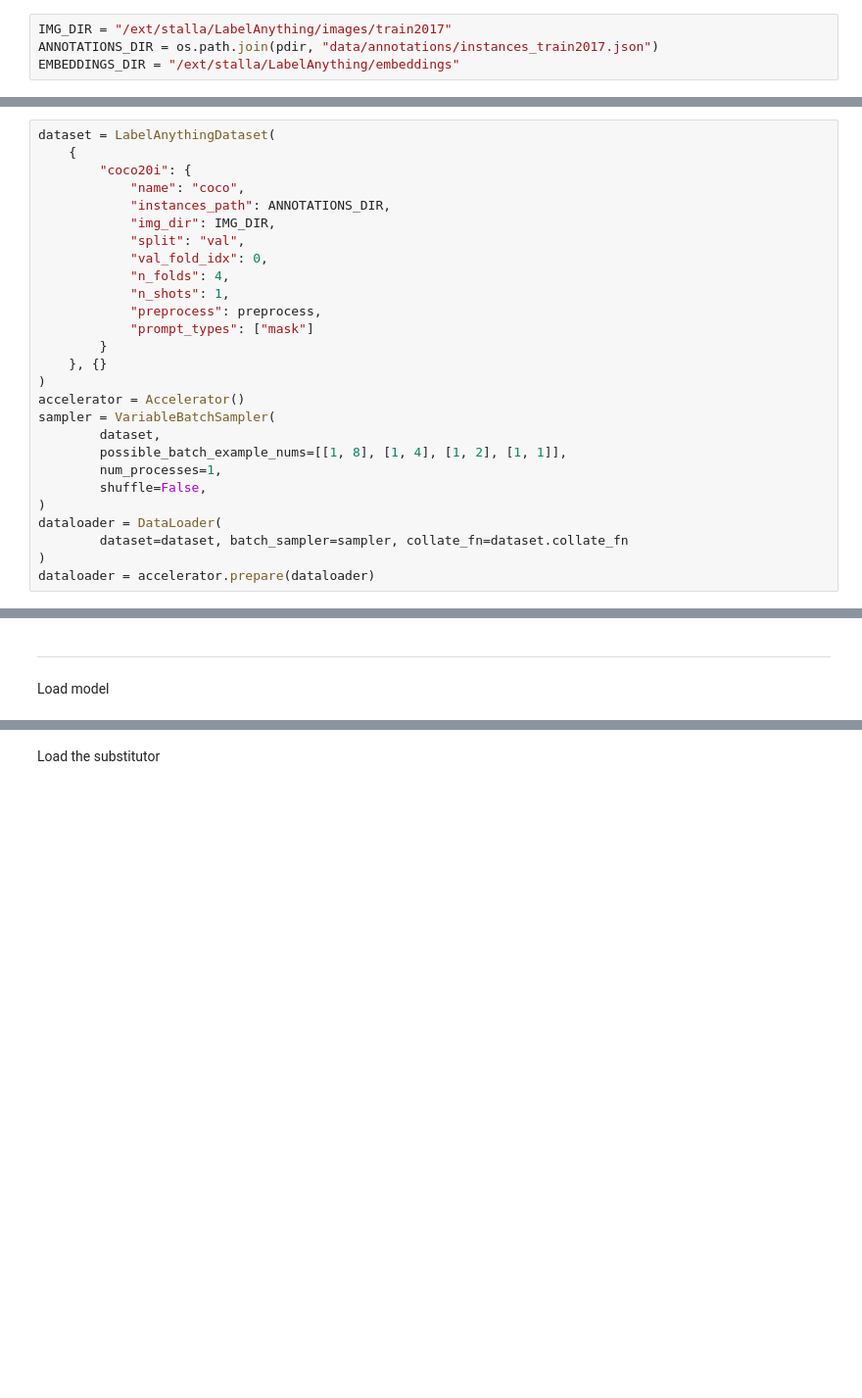
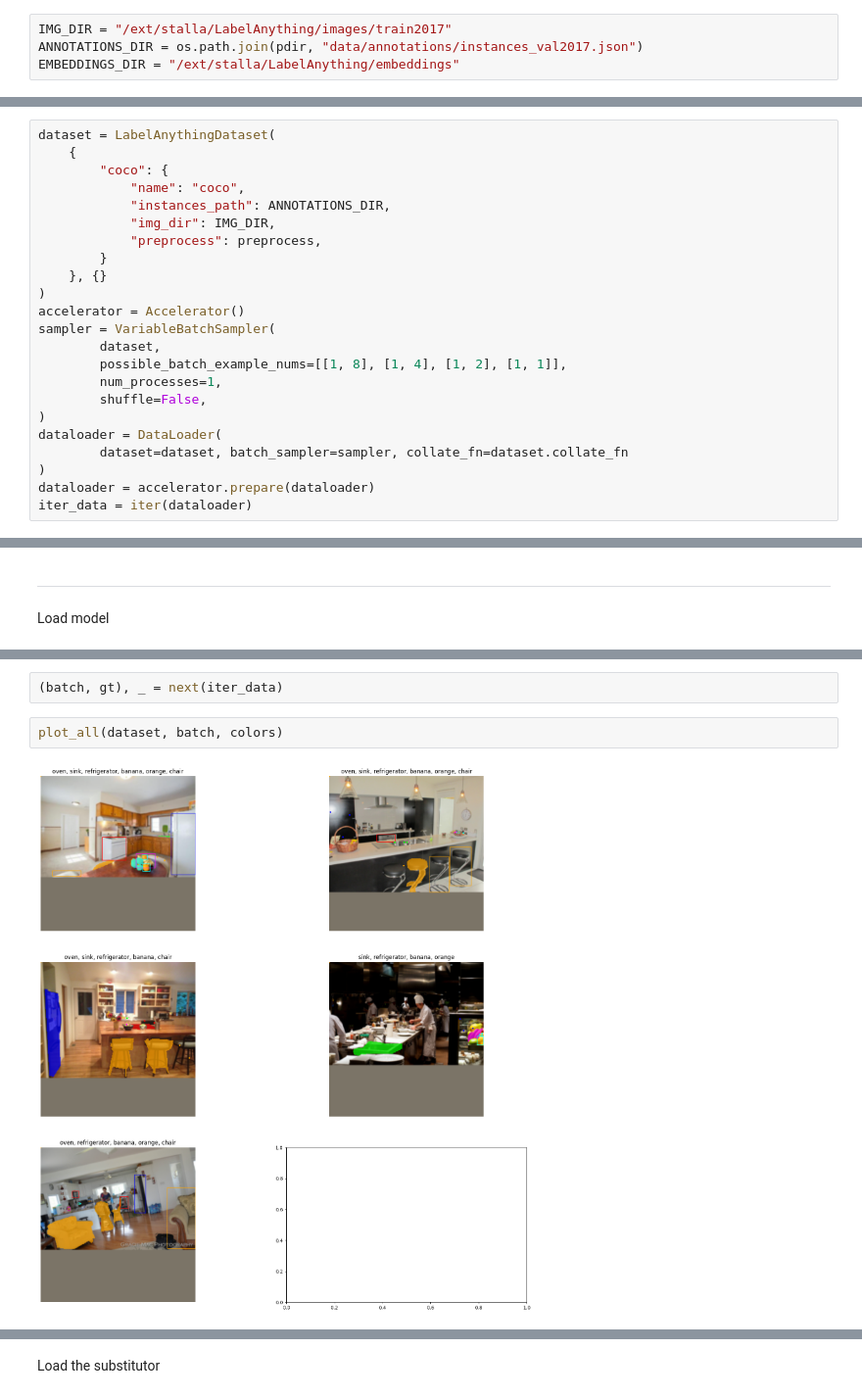
Before and after one commit to pasqualedem/LabelAnything, a Jupyter notebook: notebooks/visualize.ipynb, the cells around one changed output, grey strips where cells are left out. Shown at 98% size. Drawn from its saved outputs; the diff is of its cells as text; blank space fills up the shorter version.

```diff
--- a/notebooks/visualize.ipynb
+++ b/notebooks/visualize.ipynb
@@ -111,7 +191,7 @@ pdir = Path.cwd().parent
 Dataset definition
 # %%
 IMG_DIR = "/ext/stalla/LabelAnything/images/train2017"
-ANNOTATIONS_DIR = os.path.join(pdir, "data/annotations/instances_train2017.json")
+ANNOTATIONS_DIR = os.path.join(pdir, "data/annotations/instances_val2017.json")
 EMBEDDINGS_DIR = "/ext/stalla/LabelAnything/embeddings"
 # %%
 preprocess = Compose([
@@ -122,16 +202,11 @@ preprocess = Compose([
 # %%
 dataset = LabelAnythingDataset(
     {
-        "coco20i": {
+        "coco": {
             "name": "coco",
             "instances_path": ANNOTATIONS_DIR,
             "img_dir": IMG_DIR,
-            "split": "val",
-            "val_fold_idx": 0,
-            "n_folds": 4,
-            "n_shots": 1,
             "preprocess": preprocess,
-            "prompt_types": ["mask"]
         }
     }, {}
 )
@@ -146,4 +221,5 @@ dataloader = DataLoader(
         dataset=dataset, batch_sampler=sampler, collate_fn=dataset.collate_fn
 )
 dataloader = accelerator.prepare(dataloader)
+iter_data = iter(dataloader)
 # %% [output]
@@ -213,0 +248,6 @@ batch['embeddings'] = safetensors
+# %%
+(batch, gt), _ = next(iter_data)
+# %%
+plot_all(dataset, batch, colors)
+# %% [output]
+[figure, added]
```
Also changed, not shown: parts of 23 cells of this notebook, 2 other files.
